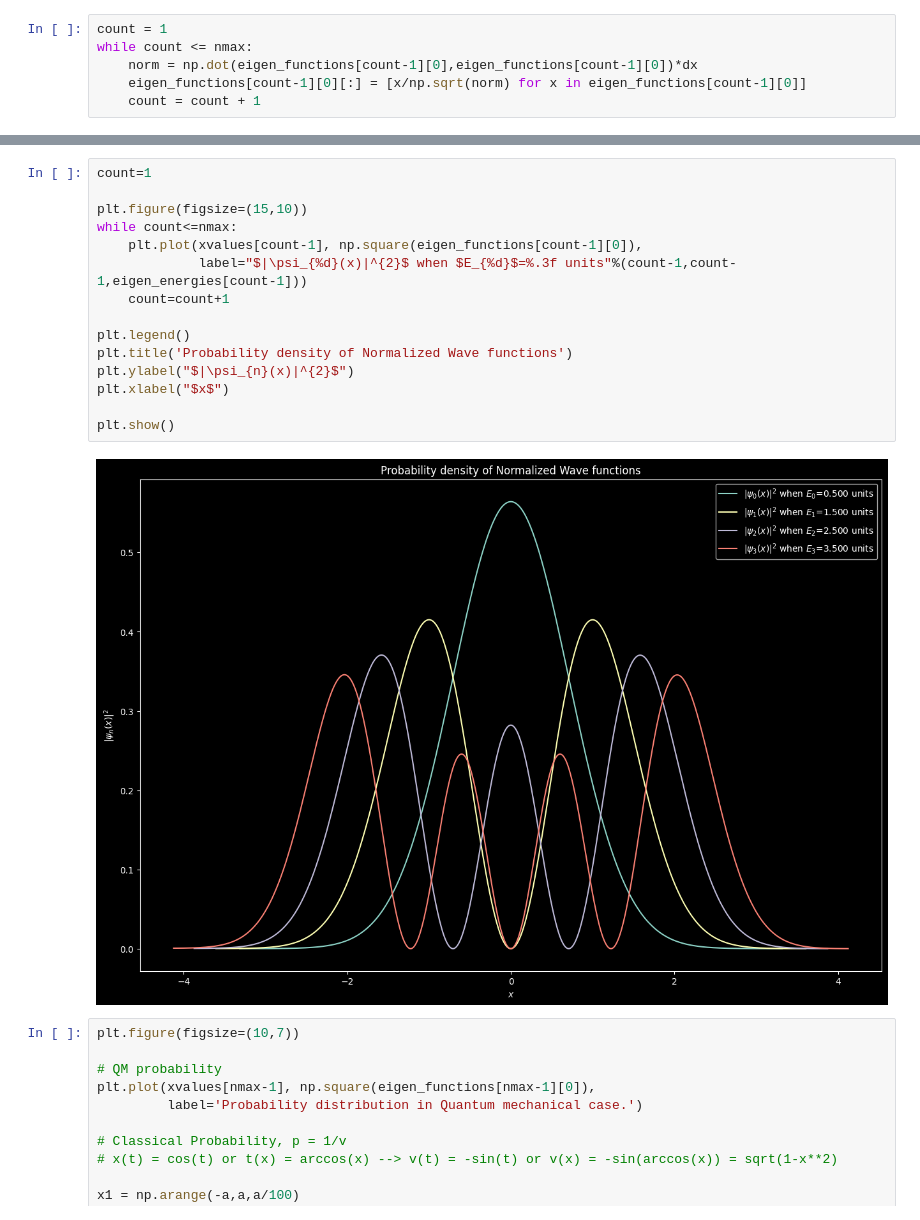
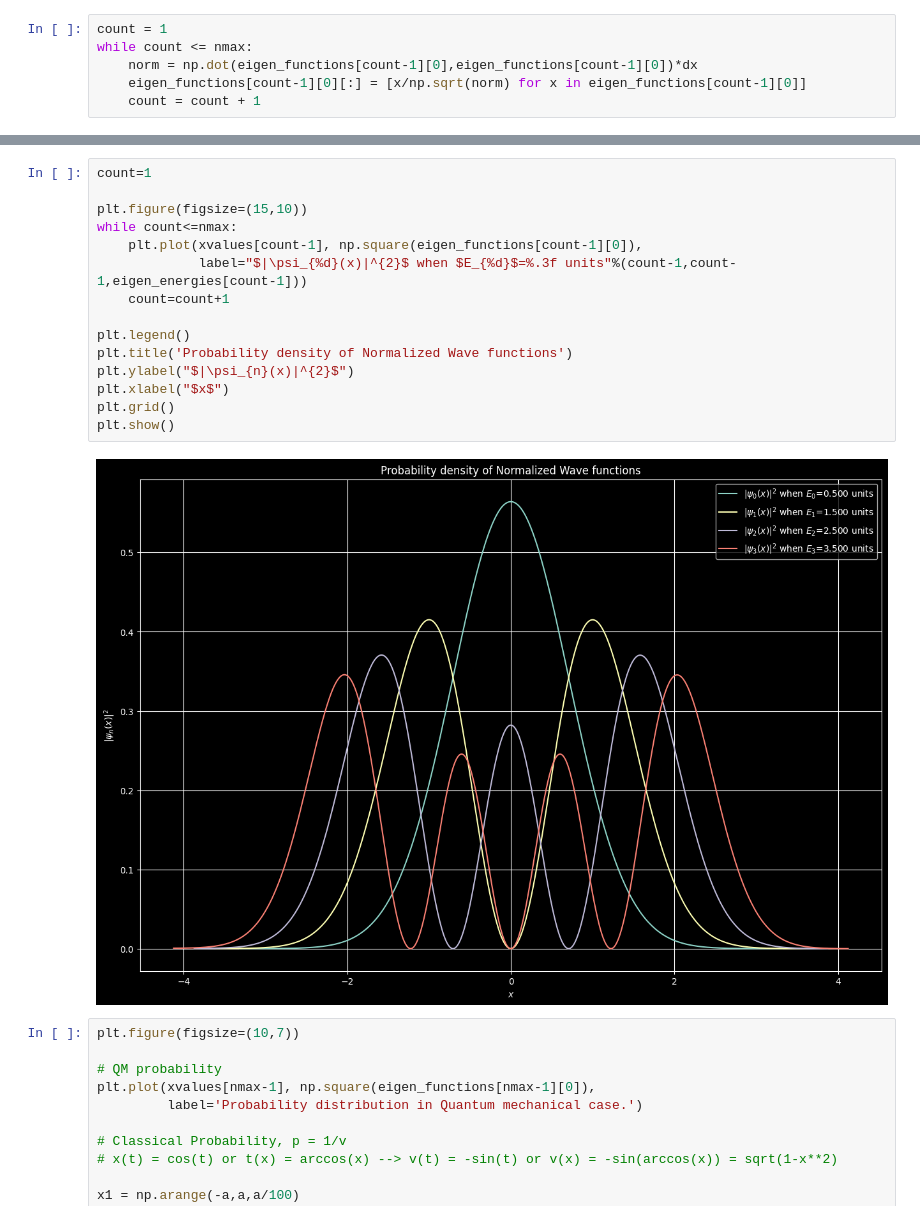
Before and after one commit to SuhasPK/My-Computational-Physics, a Jupyter notebook: Project-8/QM_Harmonic_oscillator/harmonic oscillator.ipynb, the cells around one changed output, grey strips where cells are left out. Drawn from its saved outputs; the diff is of its cells as text.

```diff
--- a/Project-8/QM_Harmonic_oscillator/harmonic oscillator.ipynb
+++ b/Project-8/QM_Harmonic_oscillator/harmonic oscillator.ipynb
@@ -161,20 +163,20 @@ plt.show()
 # %%
 count=1
 
 plt.figure(figsize=(15,10))
 while count<=nmax:
     plt.plot(xvalues[count-1], np.square(eigen_functions[count-1][0]),
              label="$|\psi_{%d}(x)|^{2}$ when $E_{%d}$=%.3f units"%(count-1,count-1,eigen_energies[count-1]))
     count=count+1
 
 plt.legend()
 plt.title('Probability density of Normalized Wave functions')
 plt.ylabel("$|\psi_{n}(x)|^{2}$")
 plt.xlabel("$x$")
-
+plt.grid()
 plt.show()
 # %% [output]
-[figure, old version]
+[figure, new version]
 # %%
 plt.figure(figsize=(10,7))
 
```
Also changed, not shown: parts of 2 cells of this notebook.
